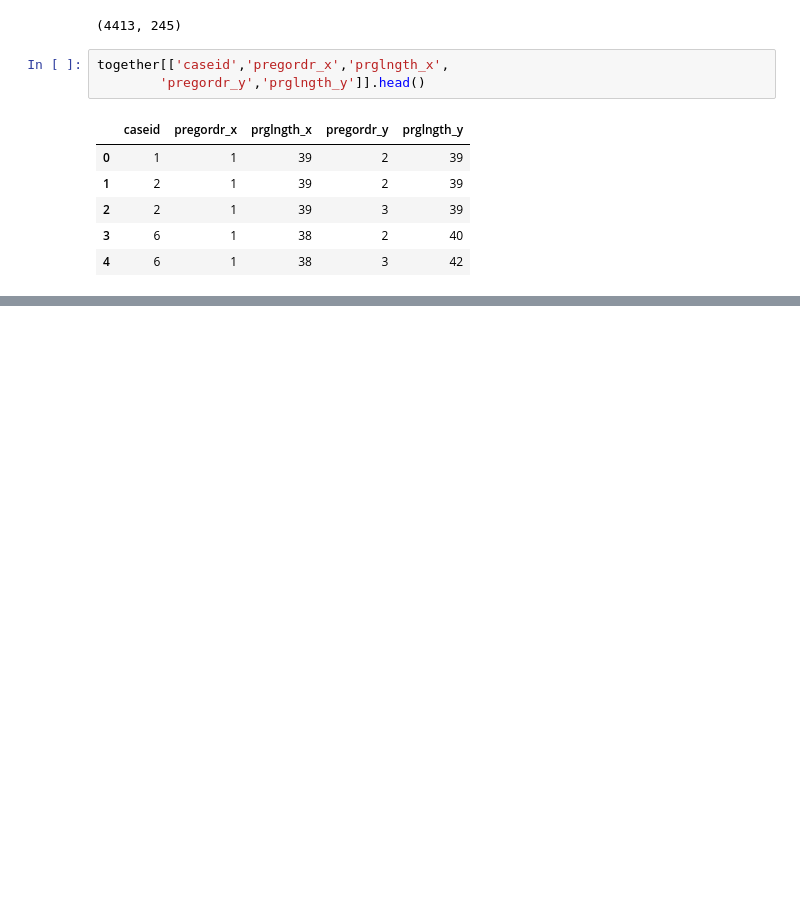
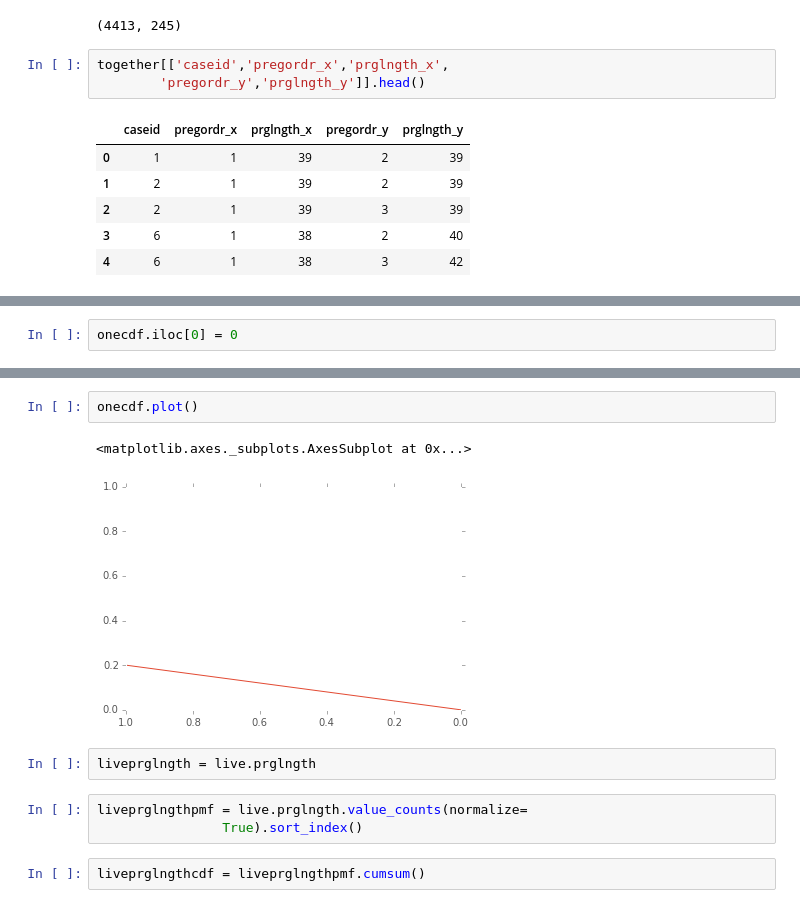
Before and after one commit to doolingdavid/ThinkStats2, a Jupyter notebook: code/notes.ipynb, the cells around one changed output, grey strips where cells are left out. Drawn from its saved outputs; the diff is of its cells as text; blank space fills up the shorter version.

```diff
--- a/code/notes.ipynb
+++ b/code/notes.ipynb
@@ -1251,0 +1288,2 @@ together[['caseid','pregordr_x','prglngth_x',
+# %%
+onecdf.iloc[0] = 0
@@ -1251,0 +1298,12 @@ together[['caseid','pregordr_x','prglngth_x',
+# %%
+onecdf.plot()
+# %% [output]
+<matplotlib.axes._subplots.AxesSubplot at 0x...>
+[figure, added]
+# %%
+liveprglngth = live.prglngth
+# %%
+liveprglngthpmf = live.prglngth.value_counts(normalize=
+                True).sort_index()
+# %%
+liveprglngthcdf = liveprglngthpmf.cumsum()
```
Also changed, not shown: parts of 22 cells of this notebook.
